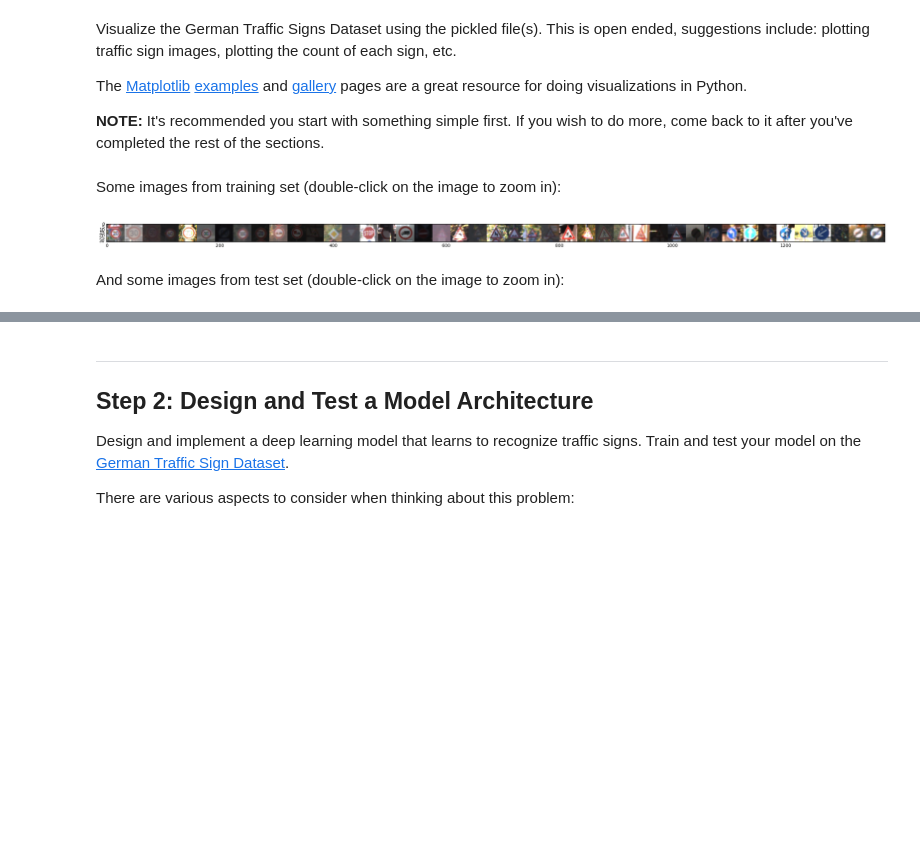
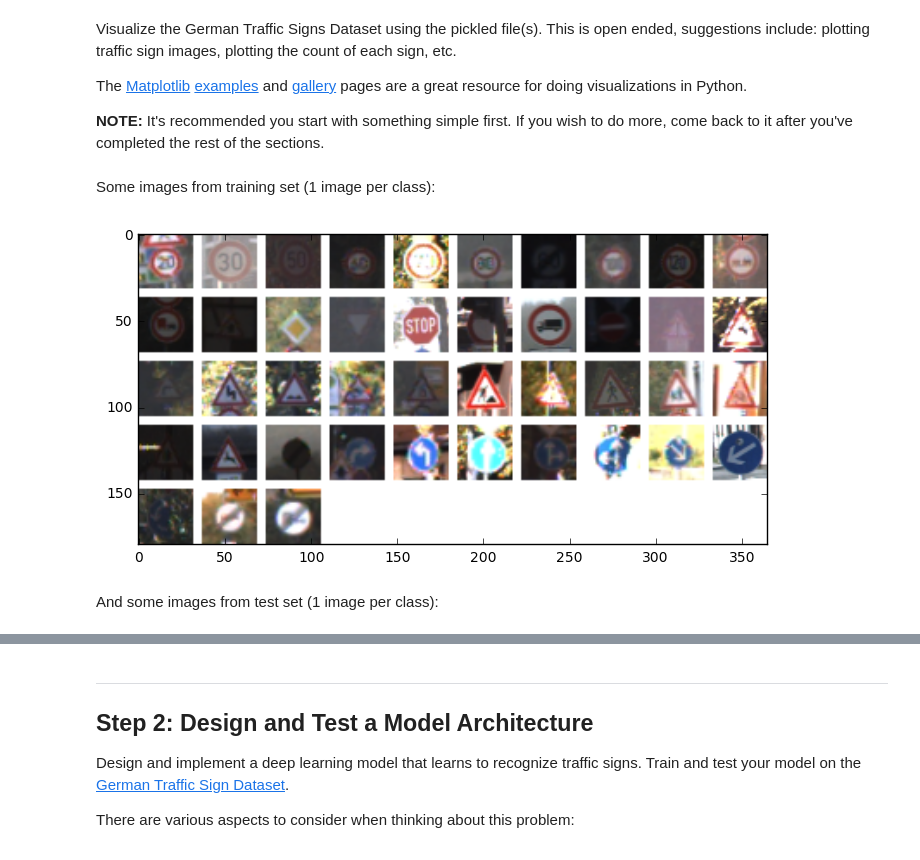
Before and after one commit to Alexey-Kamenev/CarND-Traffic-Sign-Classifier-Project, a Jupyter notebook: Traffic_Sign_Classifier.ipynb, the cells around one changed output, grey strips where cells are left out. Saved outputs shown, nothing was run; the diff lists cells and outputs as text; code cells hidden in the pictures; blank space fills up the shorter version.

```diff
--- a/Traffic_Sign_Classifier.ipynb
+++ b/Traffic_Sign_Classifier.ipynb
@@ -98,9 +83,52 @@ def plot_images(images, imagesToShow = 10):
+# %%
+### Data exploration visualization goes here.
+### Feel free to use as many code cells as needed.
+import matplotlib.pyplot as plt
+# Visualizations will be shown in the notebook.
+%matplotlib inline
+
+def get_sample_images(img, lab):
+    l, indices = np.unique(lab, return_index=True)
+    return img[indices]
+
+def plot_images(images, images_to_show=10, img_per_row=10):
+    assert images_to_show > 0
+    assert img_per_row    > 0
+
+    images_to_show = min(images_to_show, images.shape[0])
+    rows           = int(np.ceil(float(images_to_show) / img_per_row))
+    img_space      = np.full(image_shape, 255, dtype=images.dtype)
+    col_space_w    = 5
+    col_space      = np.full((image_shape[0], col_space_w, 3), 255, dtype=images.dtype)
+    col_space_h    = 5
+    row_len        = (image_shape[1] + col_space_w) * img_per_row - col_space_w
+    row_space      = np.full((col_space_h, row_len, 3), 255, dtype=images.dtype)
+    grid           = np.array([], dtype=images.dtype).reshape((0, row_len, 3))
+    cur_img        = 0
+    # This can be made more pythonic but it's fine for now.
+    for row in range(rows):
+        cur_row = np.array([], dtype=images.dtype).reshape((32,0,3))
+        for col in range(img_per_row):
+            if cur_img < images.shape[0]:
+                cur_row = np.hstack((cur_row, images[cur_img]))
+                cur_img += 1
+            else:
+                cur_row = np.hstack((cur_row, img_space))
+            if col < img_per_row - 1:
+                cur_row = np.hstack((cur_row, col_space))
+        grid = np.vstack((grid, cur_row))
+        if row < rows - 1:
+            grid = np.vstack((grid, row_space))
+    fsize = plt.rcParams["figure.figsize"]
+    plt.rcParams["figure.figsize"] = plt.figaspect(grid)
+    plt.imshow(grid)
+    plt.rcParams["figure.figsize"] = fsize
 # %% [markdown]
-Some images from training set (double-click on the image to zoom in):
+Some images from training set (1 image per class):
 # %%
-plot_images(get_sample_images(X_train, y_train), imagesToShow=n_classes)
+plot_images(get_sample_images(X_train, y_train), images_to_show=n_classes)
 # %% [output]
-[figure, old version]
+[figure, new version]
 # %% [markdown]
-And some images from test set (double-click on the image to zoom in):
+And some images from test set (1 image per class):
 # %%
```
Also changed, not shown: parts of 10 cells of this notebook.
